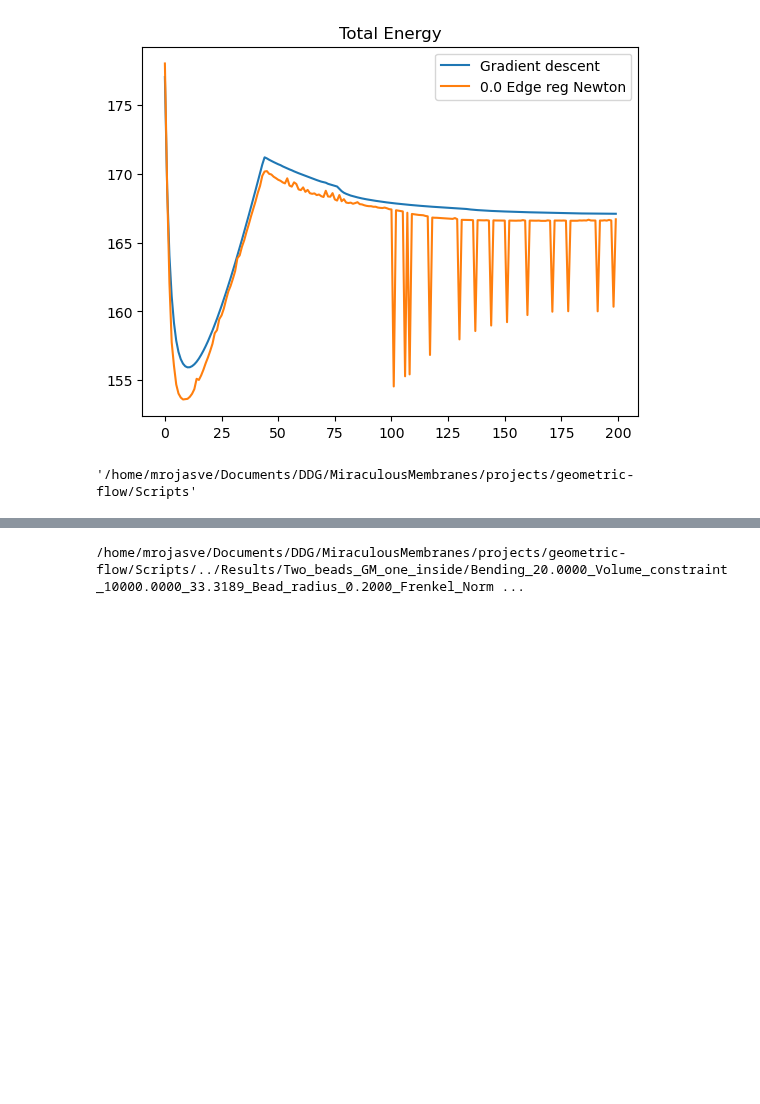
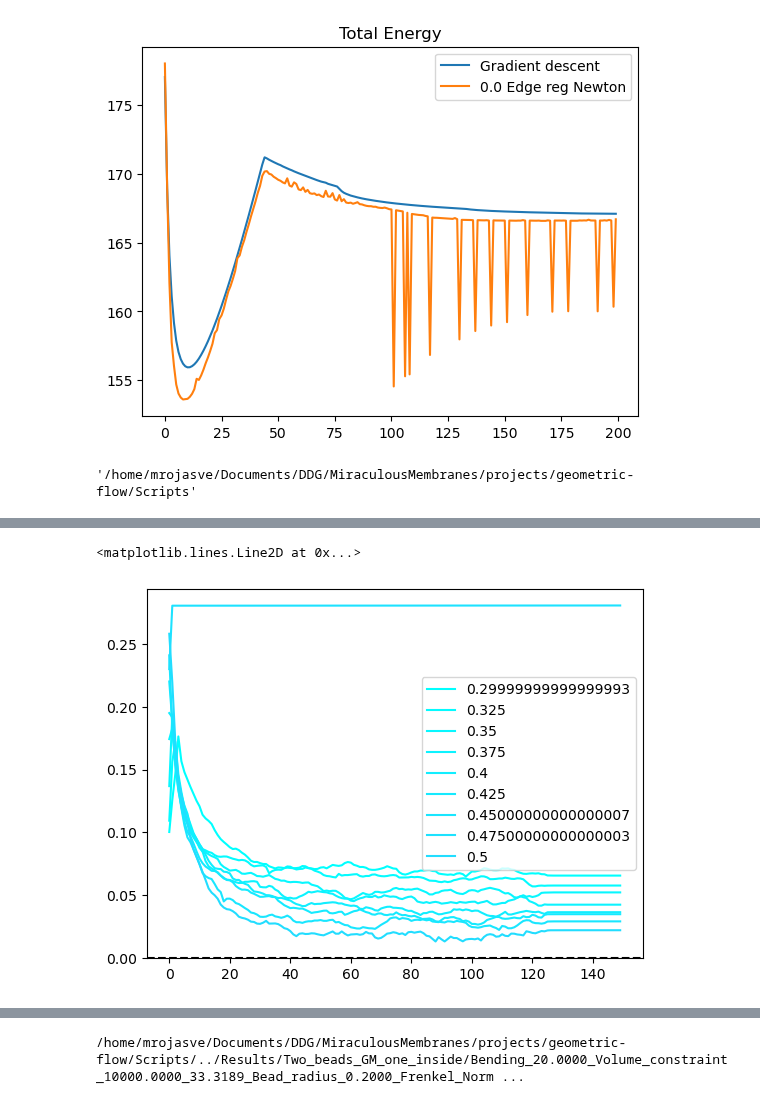
Before and after one commit to Mau-bep/MiraculousMembranes, a Jupyter notebook: projects/geometric-flow/Scripts/Analysis_nb.ipynb, the cells around one changed output, grey strips where cells are left out. Drawn from its saved outputs; the diff is of its cells as text; code cells hidden in the pictures; blank space fills up the shorter version.

```diff
--- a/projects/geometric-flow/Scripts/Analysis_nb.ipynb
+++ b/projects/geometric-flow/Scripts/Analysis_nb.ipynb
@@ -668,35 +680,55 @@ Bending_20.0000_Volume_constraint_10000.0000_33.3189_Edge_reg_0.0000_1.0000_Bead
 # %%
 # Now we have the directory to start finally our processing
 
+Bead_DISTANCES = []
+Thetas = []
 
-Thetas = []
-E_Bead_1 = []
-E_Bead_2 = []
-E_Bend = []
-E_Sur = []
-i = 5
-Simulation = Sims_dir+"Bending_20.0000_Volume_constraint_10000.0000_33.3189_Edge_reg_0.0000_1.0000_Bead_radius_0.2000_Frenkel_Normal_nopush_str_700.0000_Bead_radius_0.2000_Frenkel_Normal_nopush_str_700.0000_Bonds_Harmonic_400.0000_Harmonic_400.0000_Switch_Newton_Nsim_3"+"/"
-Output_dir = Simulation+'Output_data.txt'
-print(Output_dir)
 
-Sim_data = np.loadtxt(Output_dir,skiprows=1,usecols=[3,4,6,7,8])
+for i in range(1,10):
+    E_Bead_1 = []
+    E_Bead_2 = []
+    E_Bend = []
+    E_Sur = []
+    # i = 5
+    # Simulation = Sims_dir+"Bending_20.0000_Volume_constraint_10000.0000_33.3189_Edge_reg_0.0000_1.0000_Bead_radius_0.2000_Frenkel_Normal_nopush_str_700.0000_Bead_radius_0.2000_Frenkel_Normal_nopush_str_700.0000_Bonds_Harmonic_400.0000_Harmonic_400.0000_Switch_Newton_Nsim_3"+"/"
+    Simulation = Sims_dir+"{}".format(i)+"/"
 
-E_Bend = Sim_data[:,0]
-E_Vol = Sim_data[:,1]
-E_Bead_1 = Sim_data[:,2]
-E_Bead_2 = Sim_data[:,3]
 
-E_Tot = Sim_data[:,4]
+    Output_dir = Simulation+'Output_data.txt'
+    print(Output_dir)
+    Data_sim = json.load(open(Simulation+"Input_file.json"))
 
-Bead_1_traj = np.loadtxt(Simulation+"Bead_0_data.txt",skiprows=1)
-Bead_2_traj = np.loadtxt(Simulation+"Bead_1_data.txt",skiprows=1)
-Bead_1_pos = Bead_1_traj[-1,0:3]
-Bead_2_pos = Bead_2_traj[-1,0:3]
+    Pos2 = Data_sim['Beads'][1]['Pos']
+    # print("The bead is initially at position {}".format(Data_sim["Beads"][1]["Pos"]))
 
-Bead_distance = []
-for j in range(len(Bead_1_traj)):
-    Bead_1_pos = Bead_1_traj[j,0:3]
-    Bead_2_pos = Bead_2_traj[j,0:3]
-    r = np.linalg.norm( Bead_1_pos-Bead_2_pos )
-    Bead_distance.append(r)
+    angle = np.arctan2(Pos2[1],Pos2[0])
+    L0 = Data_sim['Beads'][0]['bonds_constants'][0][1]
+    print("THe angle is {}".format(angle))
+    print("THe length is {}".format(L0))
+
+    Sim_data = np.loadtxt(Output_dir,skiprows=1,usecols=[3,4,5,6,7])
+
+
+
+    E_Bend = Sim_data[:,0]
+    E_Vol = Sim_data[:,1]
+    E_Bead_1 = Sim_data[:,2]
+    E_Bead_2 = Sim_data[:,3]
+
+    E_Tot = Sim_data[:,4]
+
+    Bead_1_traj = np.loadtxt(Simulation+"Bead_0_data.txt",skiprows=1)
+    Bead_2_traj = np.loadtxt(Simulation+"Bead_1_data.txt",skiprows=1)
+    Bead_1_pos = Bead_1_traj[-1,0:3]
+    Bead_2_pos = Bead_2_traj[-1,0:3]
+
+    Bead_distance = []
+    for j in range(len(Bead_1_traj)):
+        Bead_1_pos = Bead_1_traj[j,0:3]
+        Bead_2_pos = Bead_2_traj[j,0:3]
+        r = np.linalg.norm( Bead_1_pos-Bead_2_pos ) - L0
+        Bead_distance.append(r)
+    plt.plot(Bead_distance,label='{}'.format(angle),color=cmap(norm(angle)))
+plt.legend()
+plt.axhline(0.0,ls='dashed',color='black')
 # %% [output]
@@ -704,3 +752,5 @@ for j in range(len(Bead_1_traj)):
+<matplotlib.lines.Line2D at 0x...>
+[figure, added]
 # %%
 # plt.plot(E_Tot, label='Total energy',color='black')
 plt.plot(E_Bead_1, label='Bead 1 energy',color='magenta')
```
Also changed, not shown: parts of 16 cells of this notebook, 9 other files.
